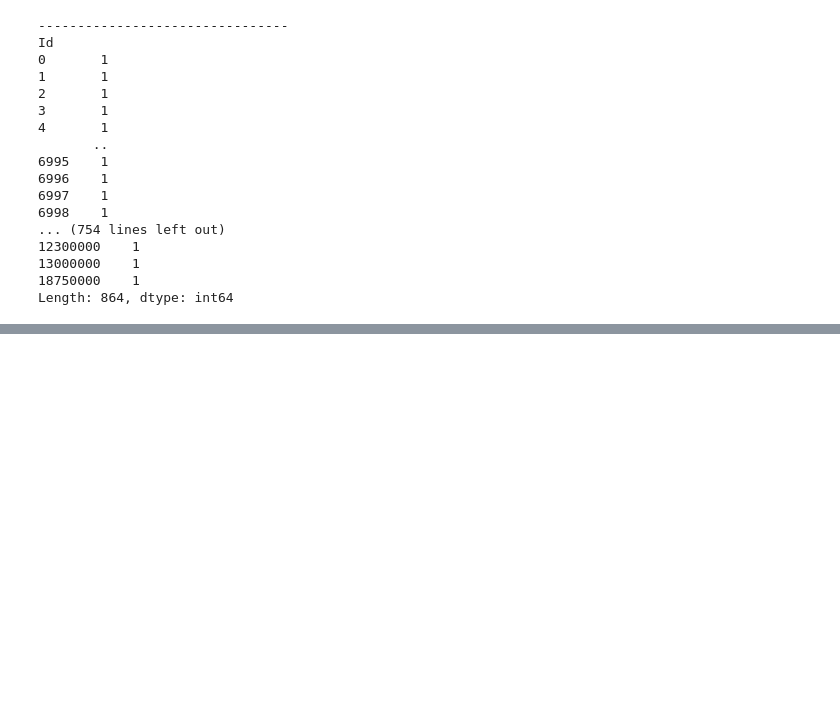
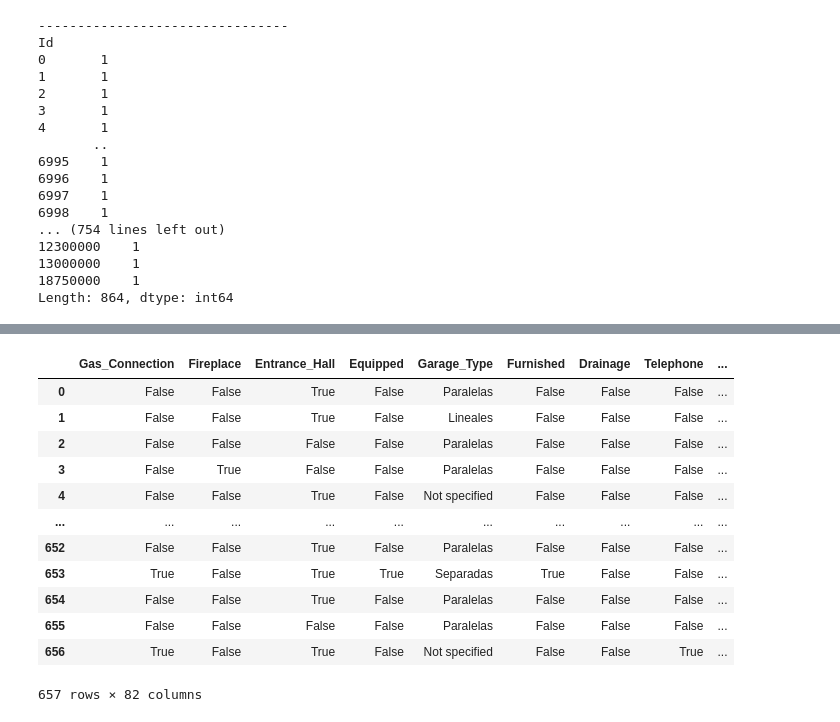
Before and after one commit to apovisr/PUCP_machine-learning, a Jupyter notebook: final/final.ipynb, the cells around one changed output, grey strips where cells are left out. Saved outputs shown, nothing was run; the diff lists cells and outputs as text; code cells hidden in the pictures; blank space fills up the shorter version.

```diff
--- a/final/final.ipynb
+++ b/final/final.ipynb
@@ -248,0 +559,16 @@ plt.show()
+# %%
+test_data
+# %% [output]
+|  | Gas_Connection | Fireplace | Entrance_Hall | Equipped | Garage_Type | Furnished | Drainage | Telephone | ... |
+| 0 | False | False | True | False | Paralelas | False | False | False | ... |
+| 1 | False | False | True | False | Lineales | False | False | False | ... |
+| 2 | False | False | False | False | Paralelas | False | False | False | ... |
+| 3 | False | True | False | False | Paralelas | False | False | False | ... |
+| 4 | False | False | True | False | Not specified | False | False | False | ... |
+| ... | ... | ... | ... | ... | ... | ... | ... | ... | ... |
+| 652 | False | False | True | False | Paralelas | False | False | False | ... |
+| 653 | True | False | True | True | Separadas | True | False | False | ... |
+| 654 | False | False | True | False | Paralelas | False | False | False | ... |
+| 655 | False | False | False | False | Paralelas | False | False | False | ... |
+| 656 | True | False | True | False | Not specified | False | False | True | ... |
+657 rows × 82 columns
```
Also changed, not shown: parts of 32 cells of this notebook, 1 other file.
